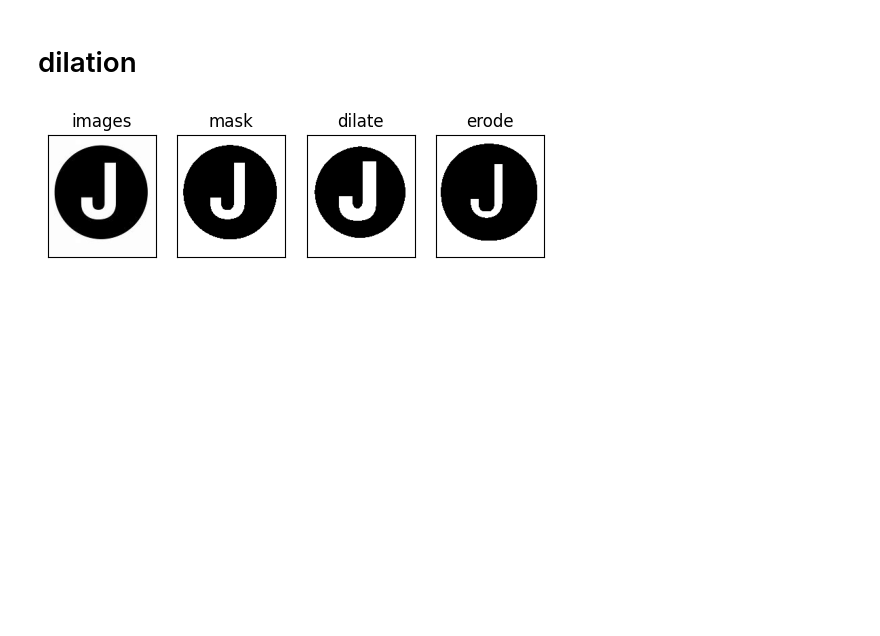
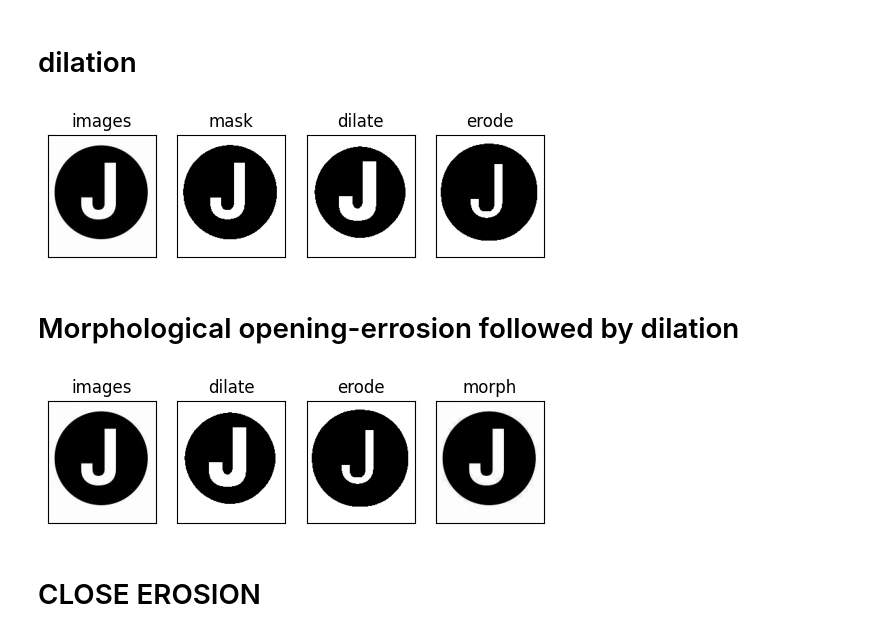
Before and after one commit to Vaisalee/sem4, a Jupyter notebook: morphology dilation.ipynb, the cells around one changed output. Drawn from its saved outputs; the diff is of its cells as text; code cells hidden in the pictures; blank space fills up the shorter version.

```diff
--- a/morphology dilation.ipynb
+++ b/morphology dilation.ipynb
@@ -21,3 +21,7 @@ for i in range(len(images)):
     plt.xticks([]),plt.yticks([])
 # %% [output]
 [figure]
+# %% [markdown]
+# Morphological opening-errosion followed by dilation
+# %%
+open=cv.morphologyEx(img,cv.MORPH_OPEN,kernal)
@@ -23,0 +33,11 @@ for i in range(len(images)):
+# %%
+titles=['images','dilate','erode','morph','open']
+images=[img,dilation,erode,open]
+for i in range(len(images)):
+    plt.subplot(2,4,i+1),plt.imshow(images[i])
+    plt.title(titles[i])
+    plt.xticks([]),plt.yticks([])
+# %% [output]
+[figure, added]
+# %% [markdown]
+# CLOSE EROSION
```
Also changed, not shown: parts of 14 cells of this notebook.
